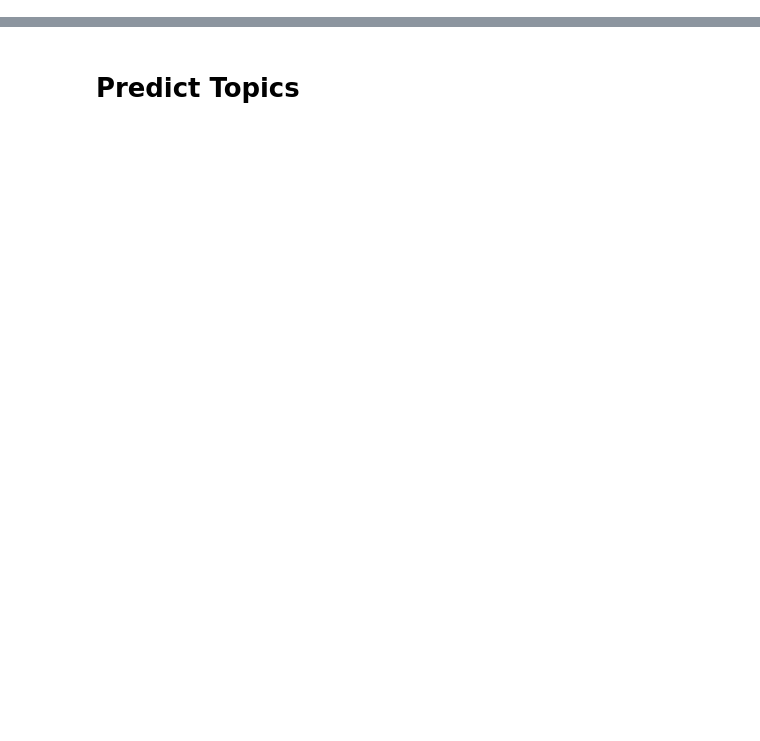
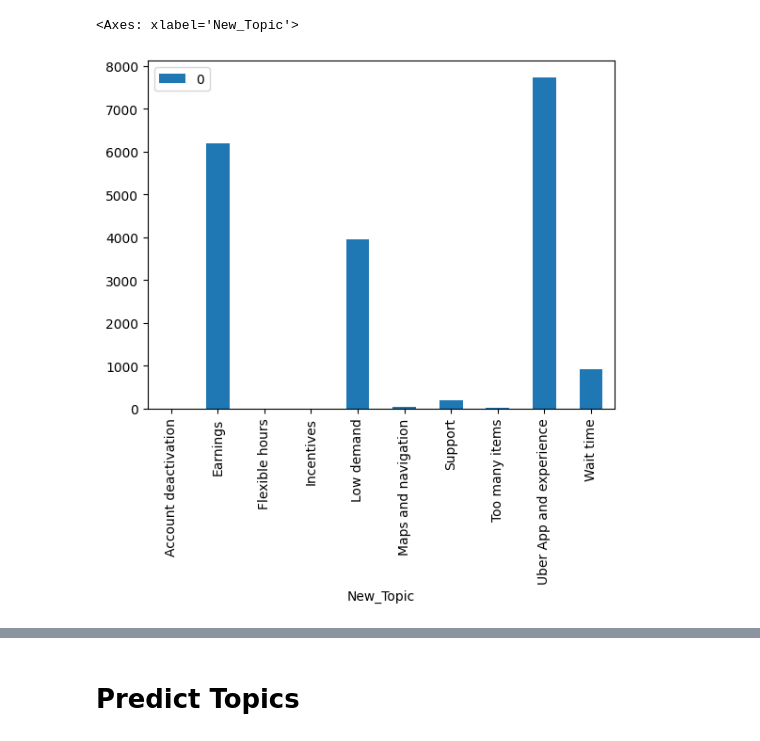
Before and after one commit to vlavrent/NLP_Dash, a Jupyter notebook: Topic_Modelling_for_English_data.ipynb, the cells around one changed output, grey strips where cells are left out. Saved outputs shown, nothing was run; the diff lists cells and outputs as text; code cells hidden in the pictures; blank space fills up the shorter version.

```diff
--- a/Topic_Modelling_for_English_data.ipynb
+++ b/Topic_Modelling_for_English_data.ipynb
@@ -19,5 +35,5 @@ Mounted at /content/drive
 # %%
-
+stop = stopwords.words('english')
 class English_Preprocess():
     def __init__(self,data_path,comment_col,normalised_col):
         self.path = data_path
@@ -94,6 +110,14 @@ class English_Preprocess():
     def empty_string(self):
       self.data = self.data[self.data[self.norm_col]!='']
 
+    # Remove Punctuation
+    def remove_punctuation(self):
+        self.data[self.norm_col] = self.data[self.norm_col].apply(lambda x: re.sub(r'[^\w\s]', ' ', x))
+
+    # Remove Stopwords
+    def remove_stopwords(self):
+      self.data[self.norm_col] = self.data[self.norm_col].apply(lambda x: ' '.join([word for word in x.split() if word not in (stop)]))
+
     # Remove 3 character words
     def filter_char(self):
       self.data[self.norm_col] = self.data[self.norm_col].apply(lambda x: ' '.join([w for w in x.split() if len(w)>2]))
@@ -112,11 +136,15 @@ class English_Preprocess():
 
         self.create_number_string_space()
 
+        self.remove_punctuation()
+
         self.remove_multiple_space()
+
+        self.remove_stopwords()
 
         self.empty_string()
 
-        return self.data
+        return self.data.reset_index()
 
 # Split train and label
 def split_data(data):
@@ -137,9 +165,20 @@ def label_encode_decode(train,predict,action,le):
   elif action=='decode':
     return le.inverse_transform(predict)
 # %%
-clean_data = English_Preprocess('/content/drive/My Drive/NLP Dash/train_test/courier_csat_train_set.csv','csat_comment','normalised')
+clean_data = English_Preprocess('/content/drive/My Drive/NLP Dash/train_test/courier_csat_train_set_2.csv','csat_comment','normalised')
 data  = clean_data.return_data()
-data
+
 X,y = split_data(data)
-enc = encoder(y)
-y_encoded = label_encode_decode(y,None,'encode',enc)
+
+X_train, X_test, y_train, y_test = train_test_split(X, y, test_size=0.33, random_state=42)
+
+
+vectorizer = TfidfVectorizer()
+X_train = vectorizer.fit_transform(X_train['normalised'])
+X_test = vectorizer.transform(X_test['normalised'])
+# %%
+# Plot the class distribution
+pd.concat([pd.DataFrame(X_train),pd.DataFrame(y_train)], axis=1).groupby(['New_Topic']).count().reset_index().plot(x='New_Topic',y=0,kind='bar')
+# %% [output]
+<Axes: xlabel='New_Topic'>
+[figure, added]
```
Also changed, not shown: parts of 23 cells of this notebook.
